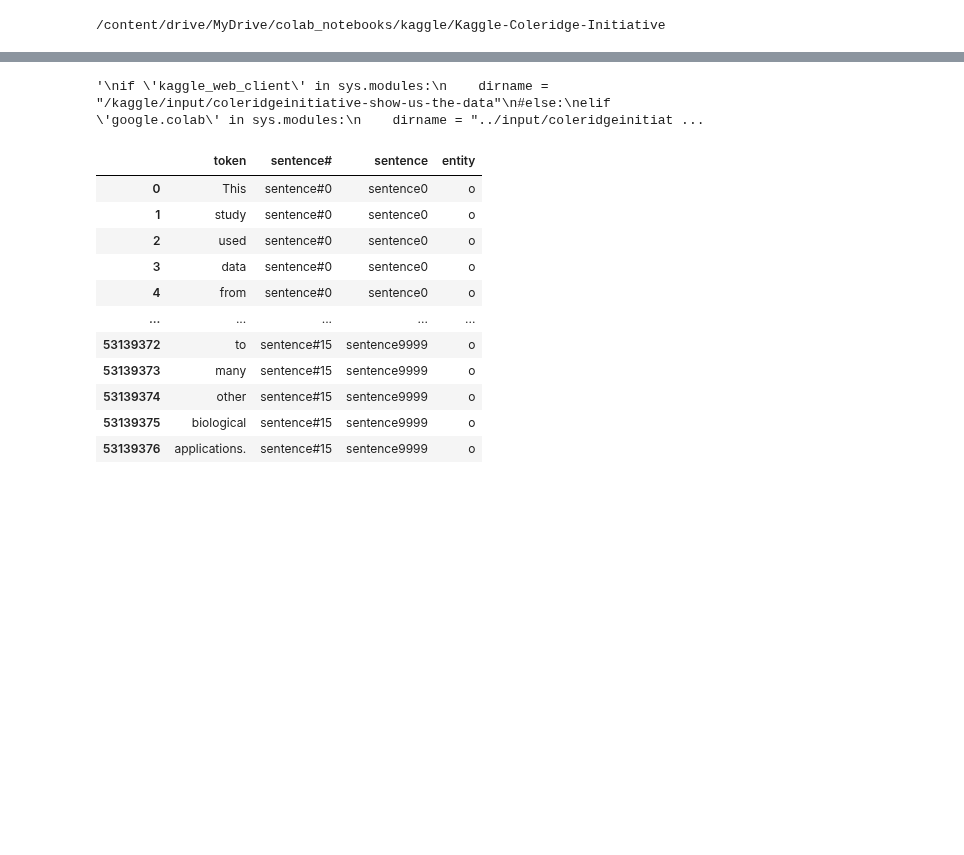
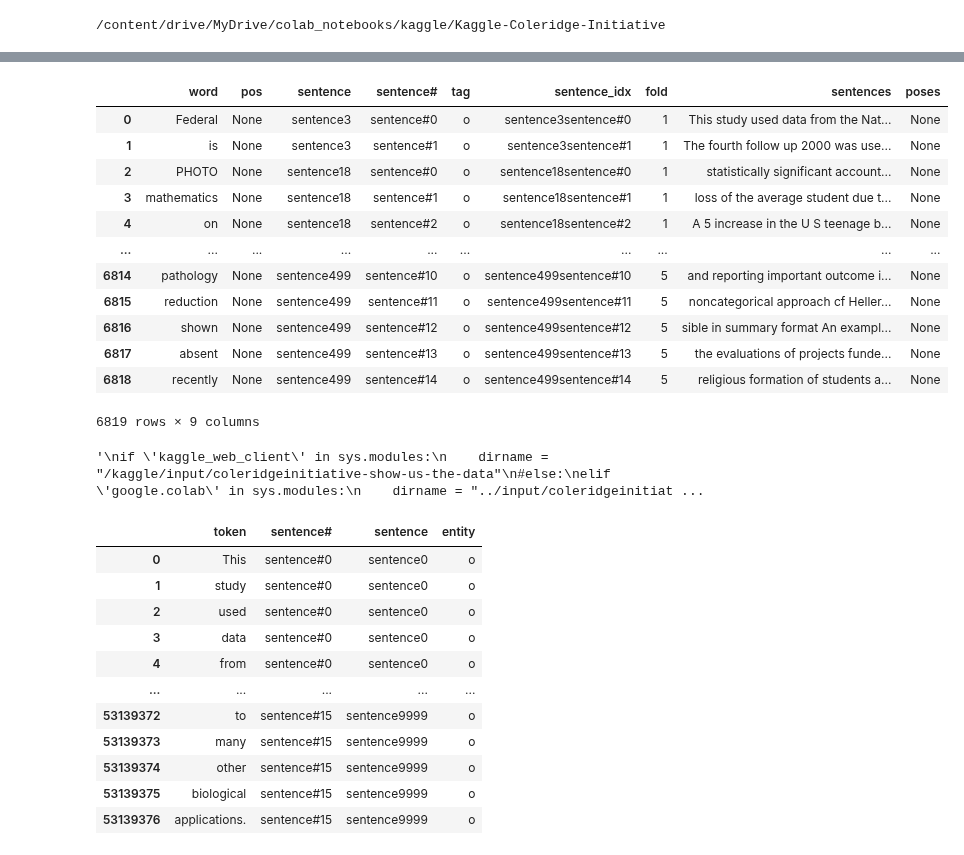
Before and after one commit to riow1983/Kaggle-Coleridge-Initiative, a Jupyter notebook: notebooks/nb003-annotation-data.ipynb, the cells around one changed output, grey strips where cells are left out. Drawn from its saved outputs; the diff is of its cells as text; code cells hidden in the pictures; blank space fills up the shorter version.

```diff
--- a/notebooks/nb003-annotation-data.ipynb
+++ b/notebooks/nb003-annotation-data.ipynb
@@ -104,3 +108,20 @@ tcmalloc: large alloc 6864265216 bytes == 0x5572958ac000 @  0x7f15b454a001 0x7f1
+# %%
+import pandas as pd
+pd.read_pickle("./dataset.pkl")
+# %% [output]
+|  | word | pos | sentence | sentence# | tag | sentence_idx | fold | sentences | poses |
+| 0 | Federal | None | sentence3 | sentence#0 | o | sentence3sentence#0 | 1 | This study used data from the Nat... | None |
+| 1 | is | None | sentence3 | sentence#1 | o | sentence3sentence#1 | 1 | The fourth follow up 2000 was use... | None |
+| 2 | PHOTO | None | sentence18 | sentence#0 | o | sentence18sentence#0 | 1 | statistically significant account... | None |
+| 3 | mathematics | None | sentence18 | sentence#1 | o | sentence18sentence#1 | 1 | loss of the average student due t... | None |
+| 4 | on | None | sentence18 | sentence#2 | o | sentence18sentence#2 | 1 | A 5 increase in the U S teenage b... | None |
+| ... | ... | ... | ... | ... | ... | ... | ... | ... | ... |
+| 6814 | pathology | None | sentence499 | sentence#10 | o | sentence499sentence#10 | 5 | and reporting important outcome i... | None |
+| 6815 | reduction | None | sentence499 | sentence#11 | o | sentence499sentence#11 | 5 | noncategorical approach cf Heller... | None |
+| 6816 | shown | None | sentence499 | sentence#12 | o | sentence499sentence#12 | 5 | sible in summary format An exampl... | None |
+| 6817 | absent | None | sentence499 | sentence#13 | o | sentence499sentence#13 | 5 | the evaluations of projects funde... | None |
+| 6818 | recently | None | sentence499 | sentence#14 | o | sentence499sentence#14 | 5 | religious formation of students a... | None |
+6819 rows × 9 columns
 # %%
 import warnings
 warnings.filterwarnings('ignore', category=DeprecationWarning)
```
Also changed, not shown: parts of 5 cells of this notebook, 1 other file.
